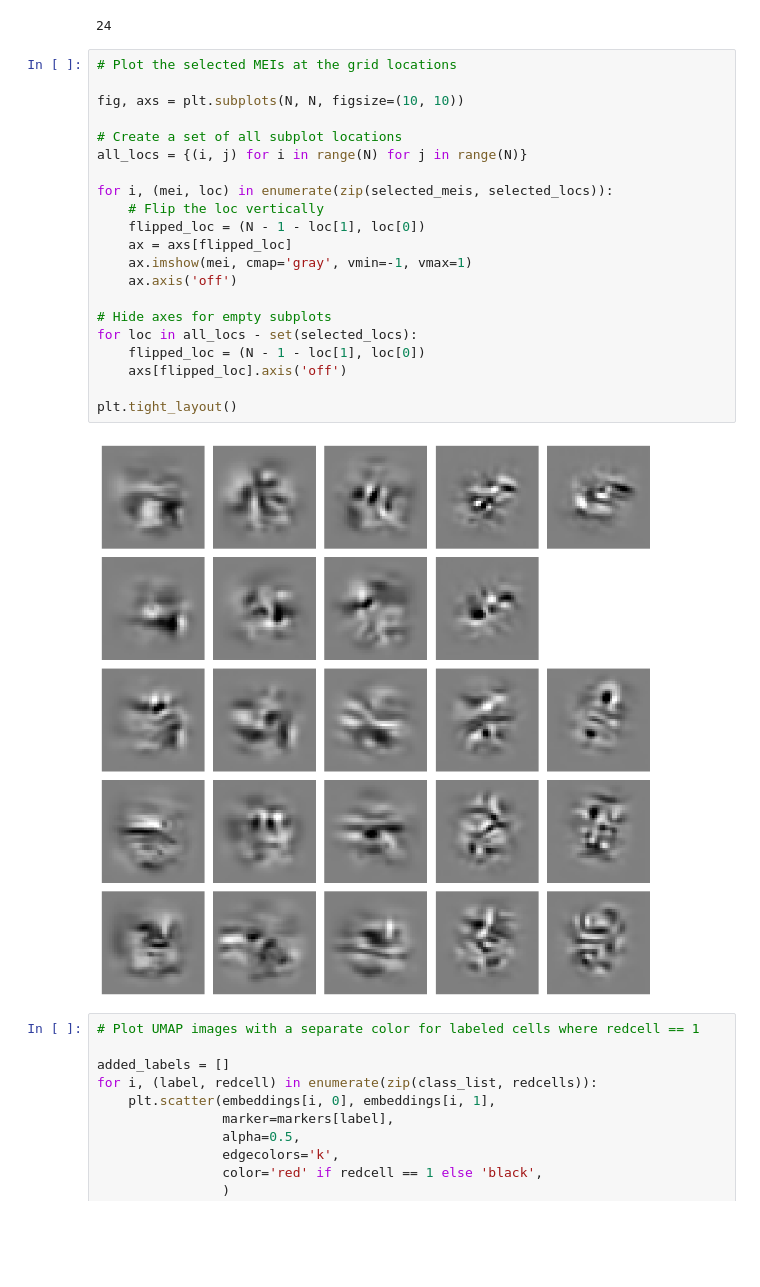
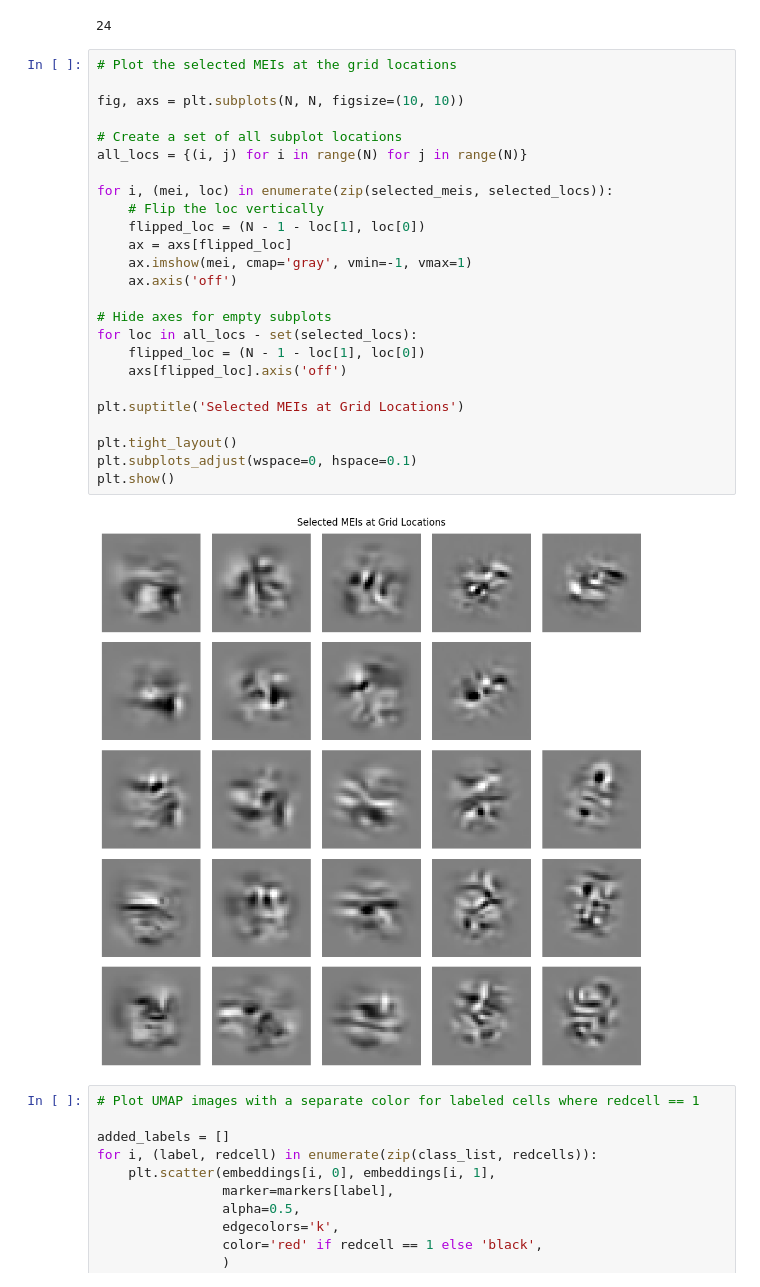
Before and after one commit to ananaphasia/Petreanu_MEI_generation, a Jupyter notebook: 06_UMAP_analysis.ipynb, the cells around one changed output. Cells and saved outputs as stored; diff of their text form; blank space fills up the shorter version.

Commit message:
plot better grid location selection

```diff
--- a/06_UMAP_analysis.ipynb
+++ b/06_UMAP_analysis.ipynb
@@ -775,26 +779,30 @@ len(selected_meis)
 # %%
 # Plot the selected MEIs at the grid locations
 
 fig, axs = plt.subplots(N, N, figsize=(10, 10))
 
 # Create a set of all subplot locations
 all_locs = {(i, j) for i in range(N) for j in range(N)}
 
 for i, (mei, loc) in enumerate(zip(selected_meis, selected_locs)):
     # Flip the loc vertically
     flipped_loc = (N - 1 - loc[1], loc[0])
     ax = axs[flipped_loc]
     ax.imshow(mei, cmap='gray', vmin=-1, vmax=1)
     ax.axis('off')
 
 # Hide axes for empty subplots
 for loc in all_locs - set(selected_locs):
     flipped_loc = (N - 1 - loc[1], loc[0])
     axs[flipped_loc].axis('off')
 
+plt.suptitle('Selected MEIs at Grid Locations')
+
 plt.tight_layout()
+plt.subplots_adjust(wspace=0, hspace=0.1)
+plt.show()
 # %% [output]
-[figure, old version]
+[figure, new version]
 # %%
 # Plot UMAP images with a separate color for labeled cells where redcell == 1
 
```
Also changed, not shown: parts of 1 cell of this notebook, 1 other file.
